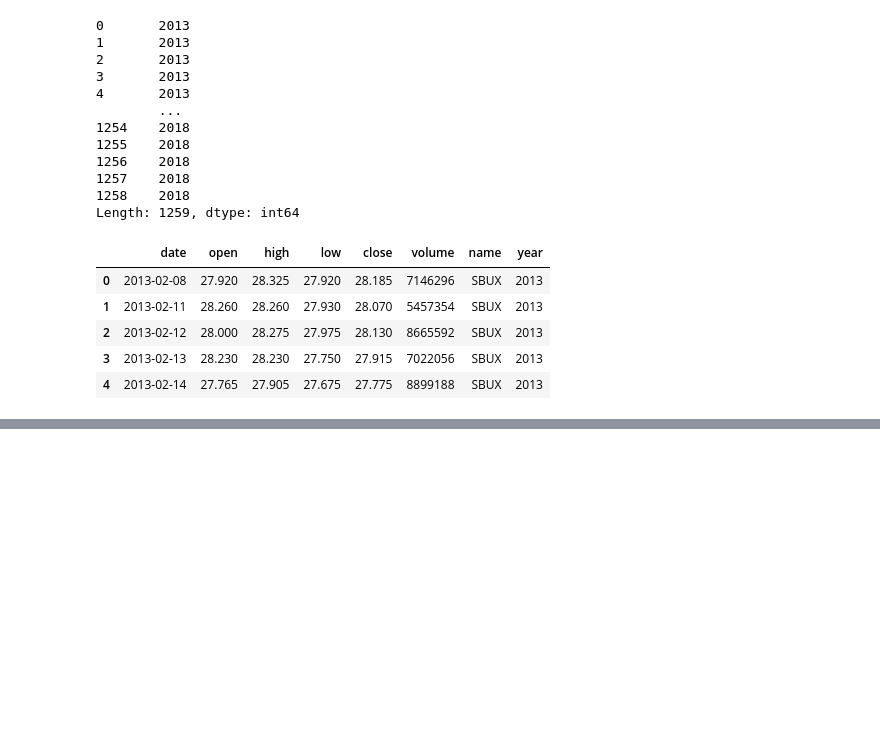
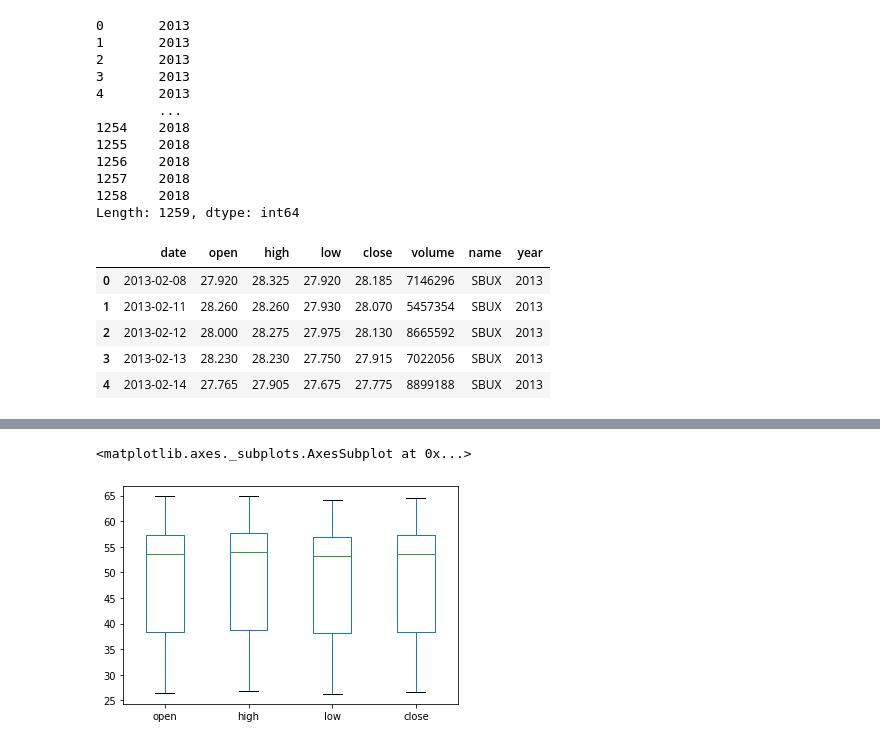
Before and after one commit to redboycode/udemycourses, a Jupyter notebook: lazy_prog_numpy/Pandas_intro.ipynb, the cells around one changed output, grey strips where cells are left out. Cells and saved outputs as stored; diff of their text form; code cells hidden in the pictures; blank space fills up the shorter version.

```diff
--- a/lazy_prog_numpy/Pandas_intro.ipynb
+++ b/lazy_prog_numpy/Pandas_intro.ipynb
@@ -338,0 +349,5 @@ df.head()
+# %%
+df[['open','high','low','close']].plot.box()
+# %% [output]
+<matplotlib.axes._subplots.AxesSubplot at 0x...>
+[figure, added]
```
Also changed, not shown: parts of 6 cells of this notebook.
